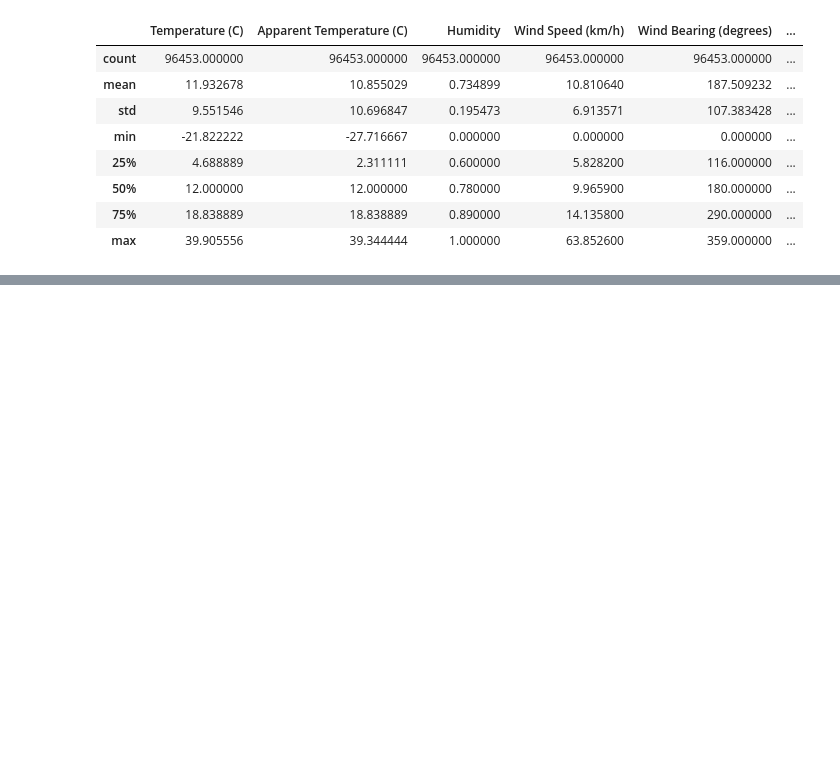
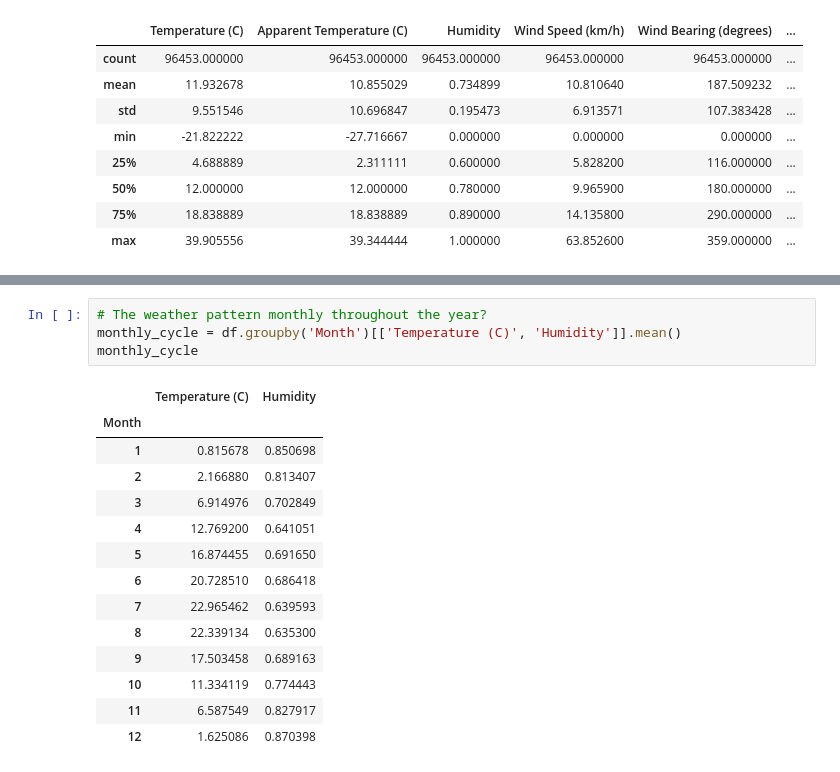
Before and after one commit to CMC-NCKH-2026/Weather_forcasting, a Jupyter notebook: notebooks/Data_Analysis.ipynb, the cells around one changed output, grey strips where cells are left out. Drawn from its saved outputs; the diff is of its cells as text; blank space fills up the shorter version.

```diff
--- a/notebooks/Data_Analysis.ipynb
+++ b/notebooks/Data_Analysis.ipynb
@@ -46,0 +77,19 @@ df.describe()
+# %%
+# The weather pattern monthly throughout the year?
+monthly_cycle = df.groupby('Month')[['Temperature (C)', 'Humidity']].mean()
+monthly_cycle
+# %% [output]
+|  | Temperature (C) | Humidity |
+| Month |  |  |
+| 1 | 0.815678 | 0.850698 |
+| 2 | 2.166880 | 0.813407 |
+| 3 | 6.914976 | 0.702849 |
+| 4 | 12.769200 | 0.641051 |
+| 5 | 16.874455 | 0.691650 |
+| 6 | 20.728510 | 0.686418 |
+| 7 | 22.965462 | 0.639593 |
+| 8 | 22.339134 | 0.635300 |
+| 9 | 17.503458 | 0.689163 |
+| 10 | 11.334119 | 0.774443 |
+| 11 | 6.587549 | 0.827917 |
+| 12 | 1.625086 | 0.870398 |
```
Also changed, not shown: parts of 11 cells of this notebook, 4 other files.
